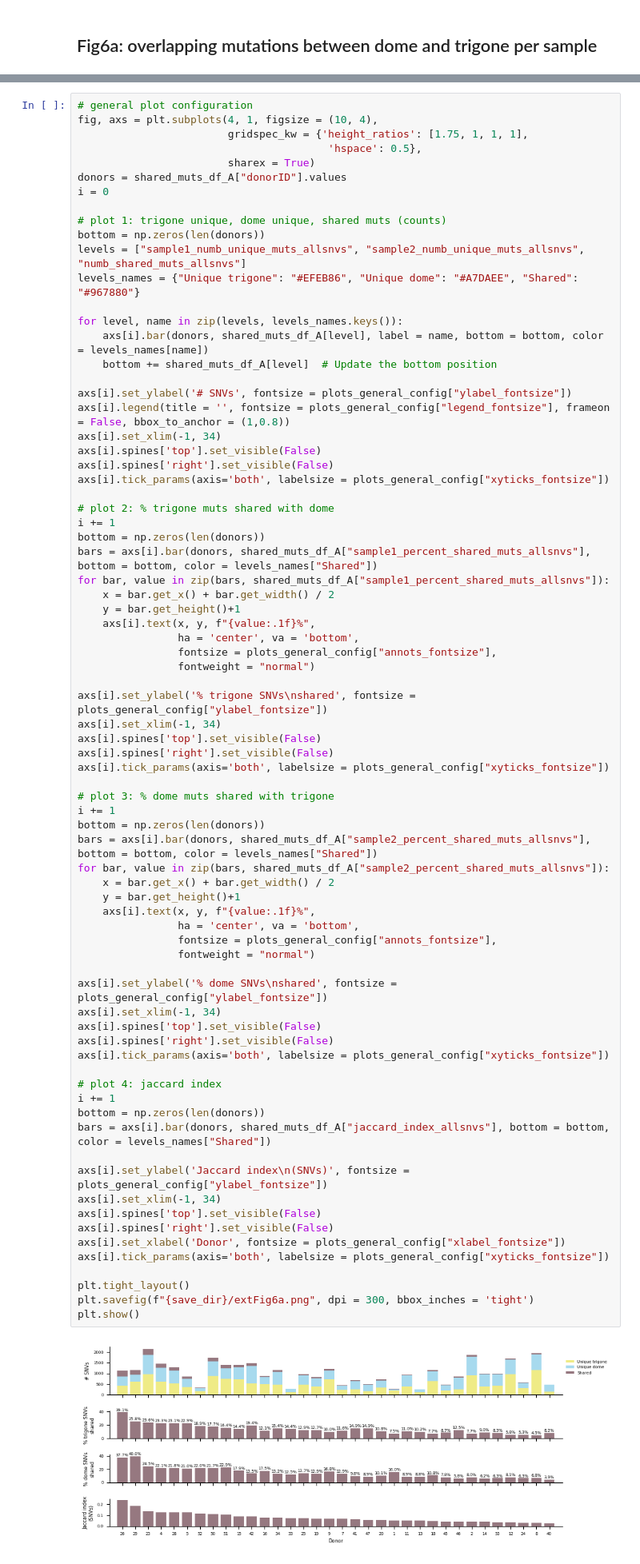
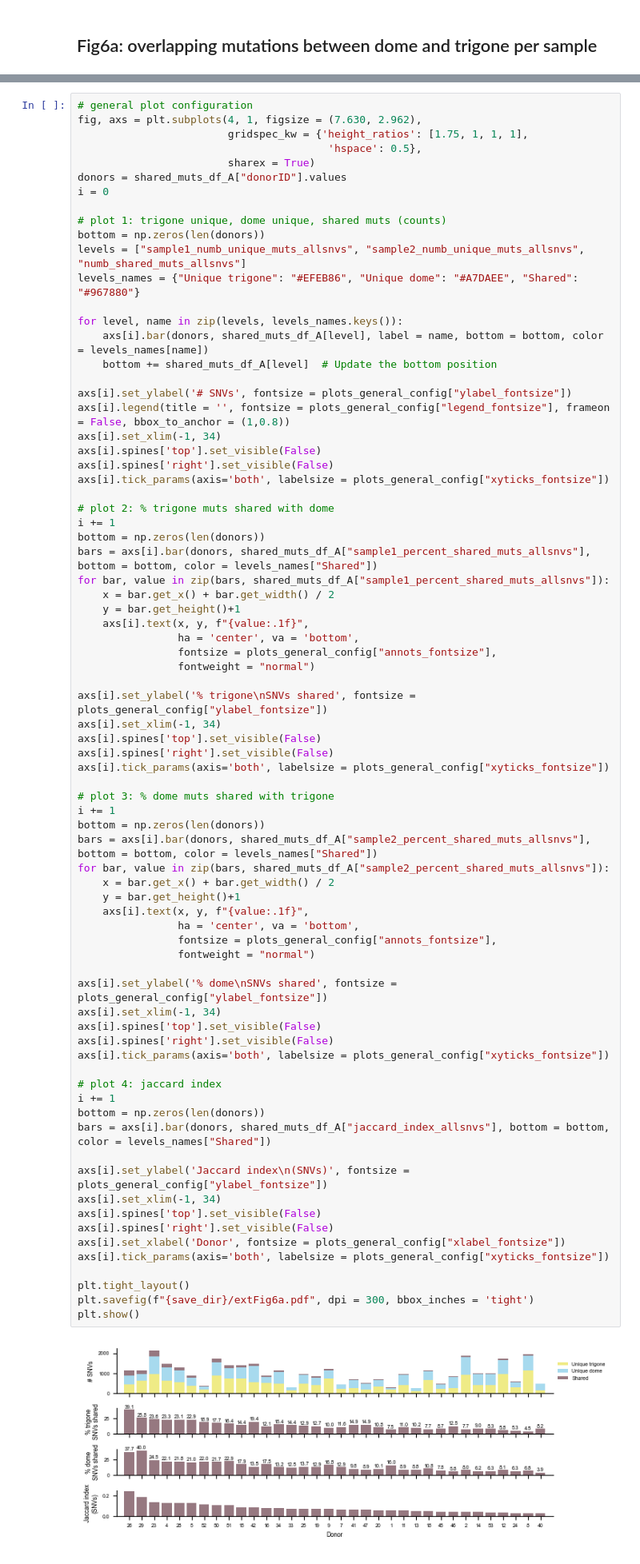
Before and after one commit to bbglab/normal_bladder_paper, a Jupyter notebook: extended/extended6/ExtendedFigure6.ipynb, the cells around one changed output, grey strips where cells are left out. Shown at 80% size. Cells and saved outputs as stored; diff of their text form.

```diff
--- a/extended/extended6/ExtendedFigure6.ipynb
+++ b/extended/extended6/ExtendedFigure6.ipynb
@@ -255,7 +255,7 @@ shared_muts_df_A
 | 33 | 40 | 40_TR | 40_DO | trigone | dome | 159.0 | ... |
 # %%
 # general plot configuration
-fig, axs = plt.subplots(4, 1, figsize = (10, 4),
+fig, axs = plt.subplots(4, 1, figsize = (7.630, 2.962),
                         gridspec_kw = {'height_ratios': [1.75, 1, 1, 1],
                                         'hspace': 0.5},
                         sharex = True)
@@ -285,12 +285,12 @@ bars = axs[i].bar(donors, shared_muts_df_A["sample1_percent_shared_muts_allsnvs"
 for bar, value in zip(bars, shared_muts_df_A["sample1_percent_shared_muts_allsnvs"]):
     x = bar.get_x() + bar.get_width() / 2
     y = bar.get_height()+1
-    axs[i].text(x, y, f"{value:.1f}%",
+    axs[i].text(x, y, f"{value:.1f}",
                 ha = 'center', va = 'bottom',
                 fontsize = plots_general_config["annots_fontsize"],
                 fontweight = "normal")
 
-axs[i].set_ylabel('% trigone SNVs\nshared', fontsize = plots_general_config["ylabel_fontsize"])
+axs[i].set_ylabel('% trigone\nSNVs shared', fontsize = plots_general_config["ylabel_fontsize"])
 axs[i].set_xlim(-1, 34)
 axs[i].spines['top'].set_visible(False)
 axs[i].spines['right'].set_visible(False)
@@ -300,37 +300,37 @@ axs[i].tick_params(axis='both', labelsize = plots_general_config["xyticks_fontsi
 i += 1
 bottom = np.zeros(len(donors))
 bars = axs[i].bar(donors, shared_muts_df_A["sample2_percent_shared_muts_allsnvs"], bottom = bottom, color = levels_names["Shared"])
 for bar, value in zip(bars, shared_muts_df_A["sample2_percent_shared_muts_allsnvs"]):
     x = bar.get_x() + bar.get_width() / 2
     y = bar.get_height()+1
-    axs[i].text(x, y, f"{value:.1f}%",
+    axs[i].text(x, y, f"{value:.1f}",
                 ha = 'center', va = 'bottom',
                 fontsize = plots_general_config["annots_fontsize"],
                 fontweight = "normal")
 
-axs[i].set_ylabel('% dome SNVs\nshared', fontsize = plots_general_config["ylabel_fontsize"])
+axs[i].set_ylabel('% dome\nSNVs shared', fontsize = plots_general_config["ylabel_fontsize"])
 axs[i].set_xlim(-1, 34)
 axs[i].spines['top'].set_visible(False)
 axs[i].spines['right'].set_visible(False)
 axs[i].tick_params(axis='both', labelsize = plots_general_config["xyticks_fontsize"])
 
 # plot 4: jaccard index
 i += 1
 bottom = np.zeros(len(donors))
 bars = axs[i].bar(donors, shared_muts_df_A["jaccard_index_allsnvs"], bottom = bottom, color = levels_names["Shared"])
 
 axs[i].set_ylabel('Jaccard index\n(SNVs)', fontsize = plots_general_config["ylabel_fontsize"])
 axs[i].set_xlim(-1, 34)
 axs[i].spines['top'].set_visible(False)
 axs[i].spines['right'].set_visible(False)
 axs[i].set_xlabel('Donor', fontsize = plots_general_config["xlabel_fontsize"])
 axs[i].tick_params(axis='both', labelsize = plots_general_config["xyticks_fontsize"])
 
 plt.tight_layout()
-plt.savefig(f"{save_dir}/extFig6a.png", dpi = 300, bbox_inches = 'tight')
+plt.savefig(f"{save_dir}/extFig6a.pdf", dpi = 300, bbox_inches = 'tight')
 plt.show()
 # %% [output]
-[figure, old version]
+[figure, new version]
 # %% [markdown]
 ## Fig6b: similarity between dome and trigone: same donor *vs* different donor - Jaccard index of shared mutations
 # %%
```
Also changed, not shown: parts of 3 cells of this notebook, 14 other files.
